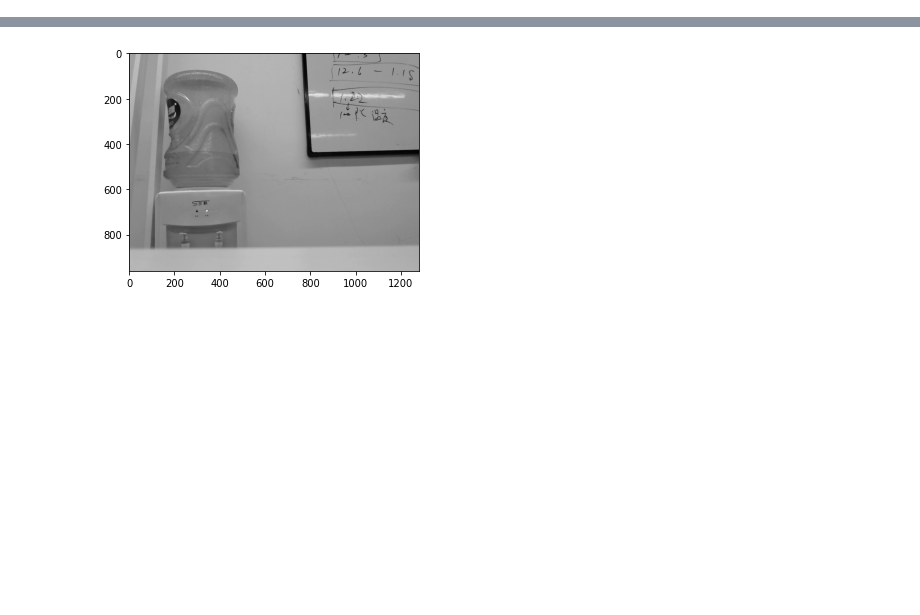
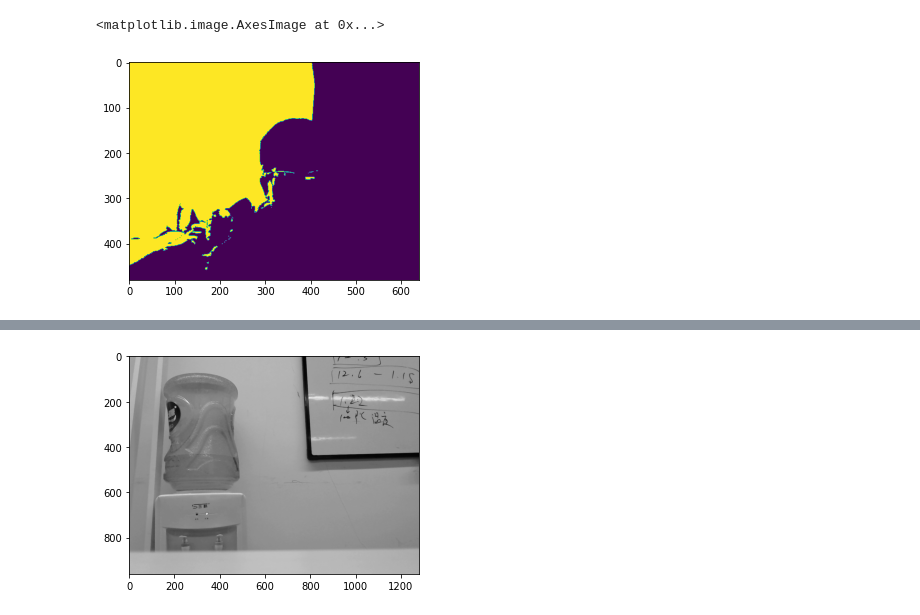
Before and after one commit to topleaf/pictureMatch, a Jupyter notebook: opencv_test.ipynb, the cells around one changed output, grey strips where cells are left out. Cells and saved outputs as stored; diff of their text form; code cells hidden in the pictures; blank space fills up the shorter version.

```diff
--- a/opencv_test.ipynb
+++ b/opencv_test.ipynb
@@ -73,0 +79,5 @@ gray1.shape
+# %%
+plt.imshow(gray2)
+# %% [output]
+<matplotlib.image.AxesImage at 0x...>
+[figure, added]
```
Also changed, not shown: parts of 13 cells of this notebook, 4 other files.
